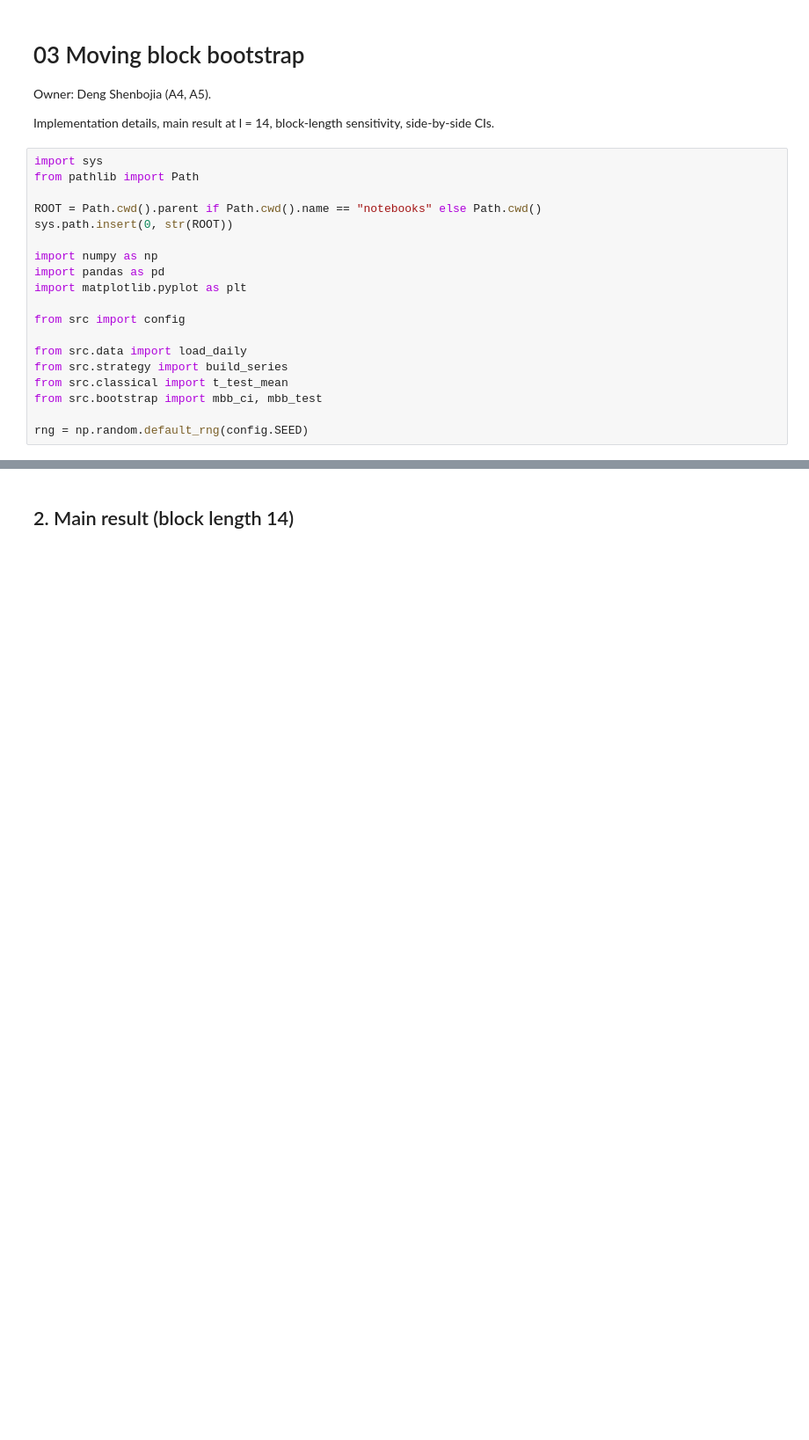
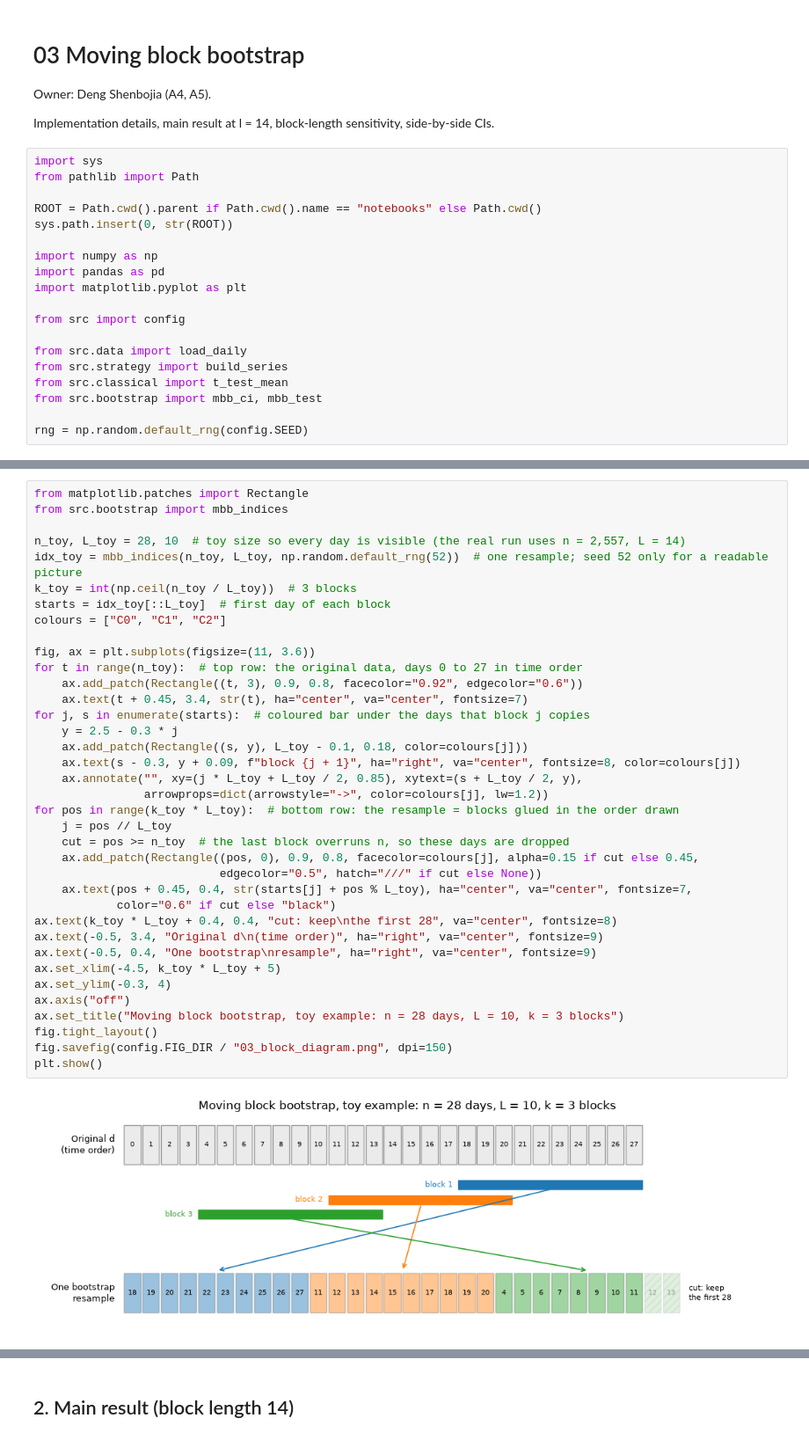
Before and after one commit to BoLe0417/ds607-btc-ma-crossover-inference, a Jupyter notebook: notebooks/03_block_bootstrap.ipynb, the cells around one changed output, grey strips where cells are left out. Shown at 88% size. Drawn from its saved outputs; the diff is of its cells as text; blank space fills up the shorter version.

Commit message:
A4 draft: notebook 03 section 1 (implementation details, block diagram, settings)

```diff
--- a/notebooks/03_block_bootstrap.ipynb
+++ b/notebooks/03_block_bootstrap.ipynb
@@ -27,0 +32,39 @@ rng = np.random.default_rng(config.SEED)
+# %%
+from matplotlib.patches import Rectangle
+from src.bootstrap import mbb_indices
+
+n_toy, L_toy = 28, 10  # toy size so every day is visible (the real run uses n = 2,557, L = 14)
+idx_toy = mbb_indices(n_toy, L_toy, np.random.default_rng(52))  # one resample; seed 52 only for a readable picture
+k_toy = int(np.ceil(n_toy / L_toy))  # 3 blocks
+starts = idx_toy[::L_toy]  # first day of each block
+colours = ["C0", "C1", "C2"]
+
+fig, ax = plt.subplots(figsize=(11, 3.6))
+for t in range(n_toy):  # top row: the original data, days 0 to 27 in time order
+    ax.add_patch(Rectangle((t, 3), 0.9, 0.8, facecolor="0.92", edgecolor="0.6"))
+    ax.text(t + 0.45, 3.4, str(t), ha="center", va="center", fontsize=7)
+for j, s in enumerate(starts):  # coloured bar under the days that block j copies
+    y = 2.5 - 0.3 * j
+    ax.add_patch(Rectangle((s, y), L_toy - 0.1, 0.18, color=colours[j]))
+    ax.text(s - 0.3, y + 0.09, f"block {j + 1}", ha="right", va="center", fontsize=8, color=colours[j])
+    ax.annotate("", xy=(j * L_toy + L_toy / 2, 0.85), xytext=(s + L_toy / 2, y),
+                arrowprops=dict(arrowstyle="->", color=colours[j], lw=1.2))
+for pos in range(k_toy * L_toy):  # bottom row: the resample = blocks glued in the order drawn
+    j = pos // L_toy
+    cut = pos >= n_toy  # the last block overruns n, so these days are dropped
+    ax.add_patch(Rectangle((pos, 0), 0.9, 0.8, facecolor=colours[j], alpha=0.15 if cut else 0.45,
+                           edgecolor="0.5", hatch="///" if cut else None))
+    ax.text(pos + 0.45, 0.4, str(starts[j] + pos % L_toy), ha="center", va="center", fontsize=7,
+            color="0.6" if cut else "black")
+ax.text(k_toy * L_toy + 0.4, 0.4, "cut: keep\nthe first 28", va="center", fontsize=8)
+ax.text(-0.5, 3.4, "Original d\n(time order)", ha="right", va="center", fontsize=9)
+ax.text(-0.5, 0.4, "One bootstrap\nresample", ha="right", va="center", fontsize=9)
+ax.set_xlim(-4.5, k_toy * L_toy + 5)
+ax.set_ylim(-0.3, 4)
+ax.axis("off")
+ax.set_title("Moving block bootstrap, toy example: n = 28 days, L = 10, k = 3 blocks")
+fig.tight_layout()
+fig.savefig(config.FIG_DIR / "03_block_diagram.png", dpi=150)
+plt.show()
+# %% [output]
+[figure, added]
```
Also changed, not shown: parts of 2 cells of this notebook, 1 other file.
